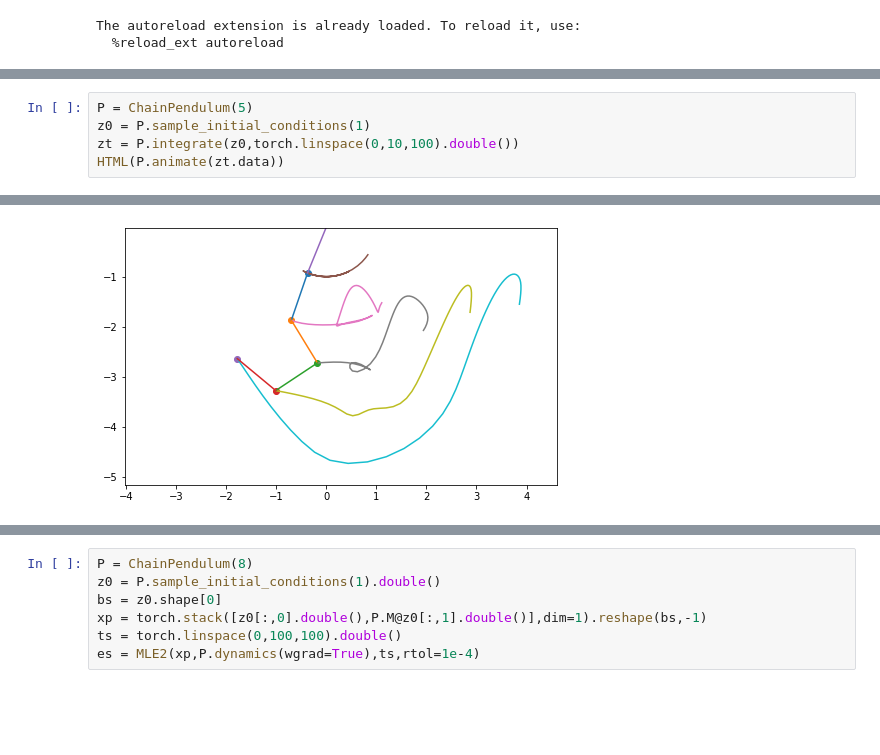
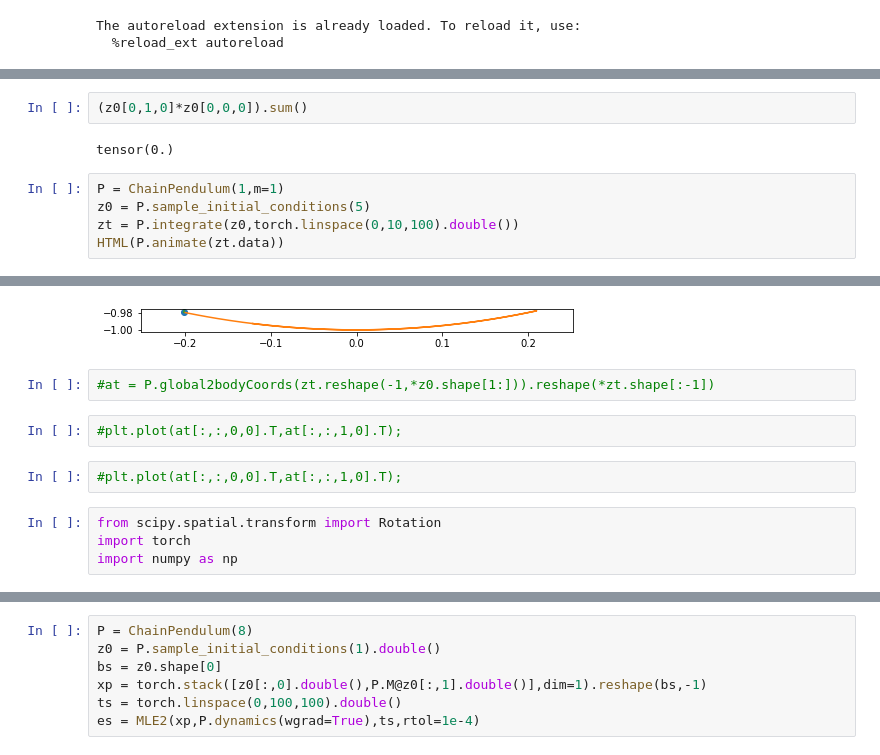
Before and after one commit to mfinzi/constrained-hamiltonian-neural-networks, a Jupyter notebook: pendulum.ipynb, the cells around one changed output, grey strips where cells are left out. Saved outputs shown, nothing was run; the diff lists cells and outputs as text; blank space fills up the shorter version.

```diff
--- a/pendulum.ipynb
+++ b/pendulum.ipynb
@@ -47,8 +67,22 @@ tensor([1.0000, 1.0000, 1.0000, 1.0000, 1.0000, 1.0000, 1.0000, 1.0000, 1.0000,
+# %%
+(z0[0,1,0]*z0[0,0,0]).sum()
+# %% [output]
+tensor(0.)
 # %%
-P = ChainPendulum(5)
-z0 = P.sample_initial_conditions(1)
+P = ChainPendulum(1,m=1)
+z0 = P.sample_initial_conditions(5)
 zt = P.integrate(z0,torch.linspace(0,10,100).double())
 HTML(P.animate(zt.data))
 # %% [output]
 [interactive output not drawn]
-[figure, old version]
+[figure, new version]
+# %%
+#at = P.global2bodyCoords(zt.reshape(-1,*z0.shape[1:])).reshape(*zt.shape[:-1])
+# %%
+#plt.plot(at[:,:,0,0].T,at[:,:,1,0].T);
+# %%
+#plt.plot(at[:,:,0,0].T,at[:,:,1,0].T);
+# %%
+from scipy.spatial.transform import Rotation
+import torch
+import numpy as np
```
Also changed, not shown: parts of 27 cells of this notebook, 4 other files.
